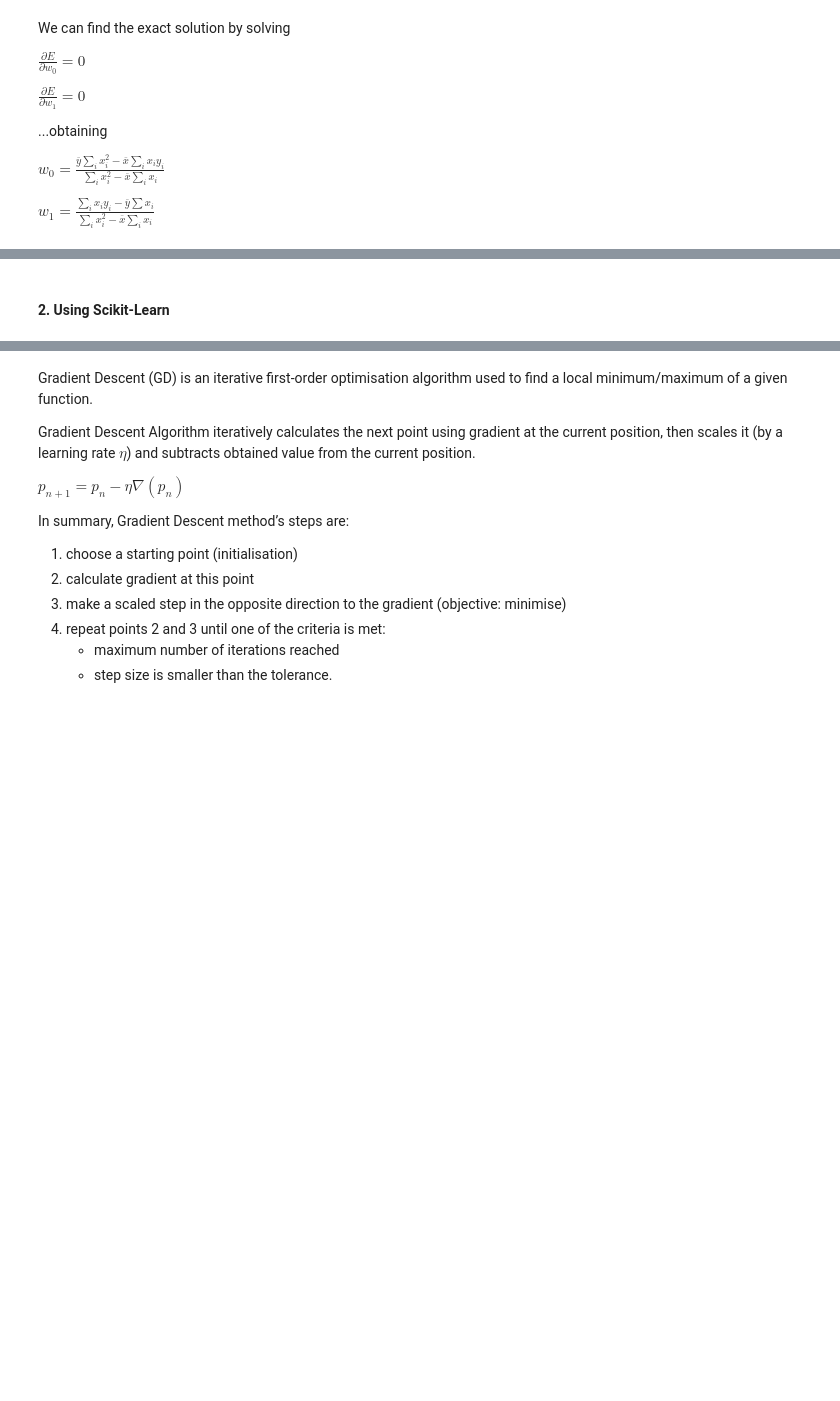
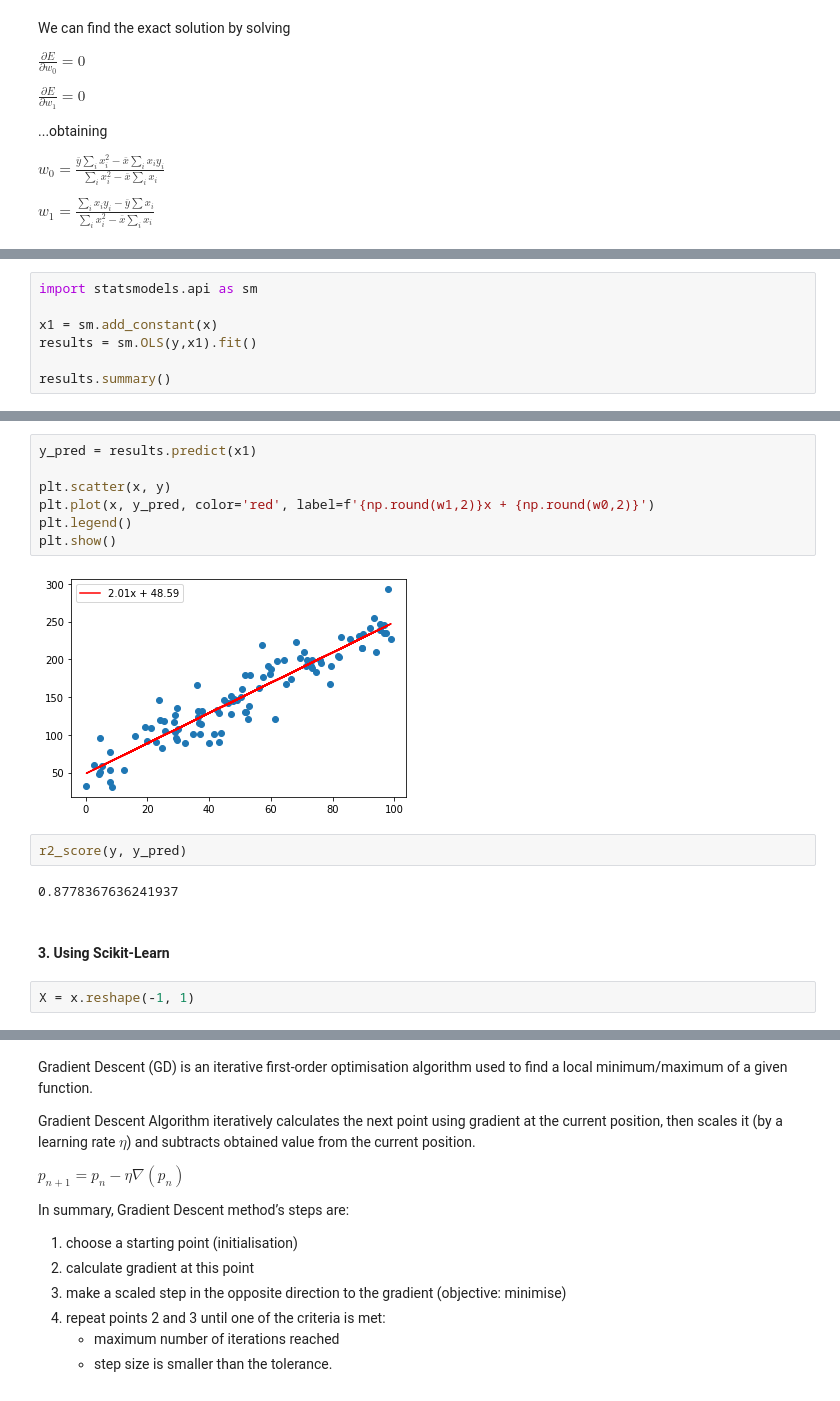
Before and after one commit to MarcoCalbucci/DataAnalytics, a Jupyter notebook: PredictiveModeling/Regression/SimpleLinearRegression/simple_linear_regression.ipynb, the cells around one changed output, grey strips where cells are left out. Saved outputs shown, nothing was run; the diff lists cells and outputs as text; blank space fills up the shorter version.

```diff
--- a/PredictiveModeling/Regression/SimpleLinearRegression/simple_linear_regression.ipynb
+++ b/PredictiveModeling/Regression/SimpleLinearRegression/simple_linear_regression.ipynb
@@ -58,0 +78,7 @@ plt.show()
+# %%
+import statsmodels.api as sm
+
+x1 = sm.add_constant(x)
+results = sm.OLS(y,x1).fit()
+
+results.summary()
@@ -59,5 +105,20 @@ plt.show()
+# %%
+y_pred = results.predict(x1)
+
+plt.scatter(x, y)
+plt.plot(x, y_pred, color='red', label=f'{np.round(w1,2)}x + {np.round(w0,2)}')
+plt.legend()
+plt.show()
+# %% [output]
+[figure, added]
+# %%
+r2_score(y, y_pred)
+# %% [output]
+0.8778367636241937
 # %% [markdown]
-#### 2. **Using Scikit-Learn**
+#### 3. **Using Scikit-Learn**
+# %%
+X = x.reshape(-1, 1)
 # %%
 from sklearn.linear_model import LinearRegression
 
```
Also changed, not shown: parts of 15 cells of this notebook.
